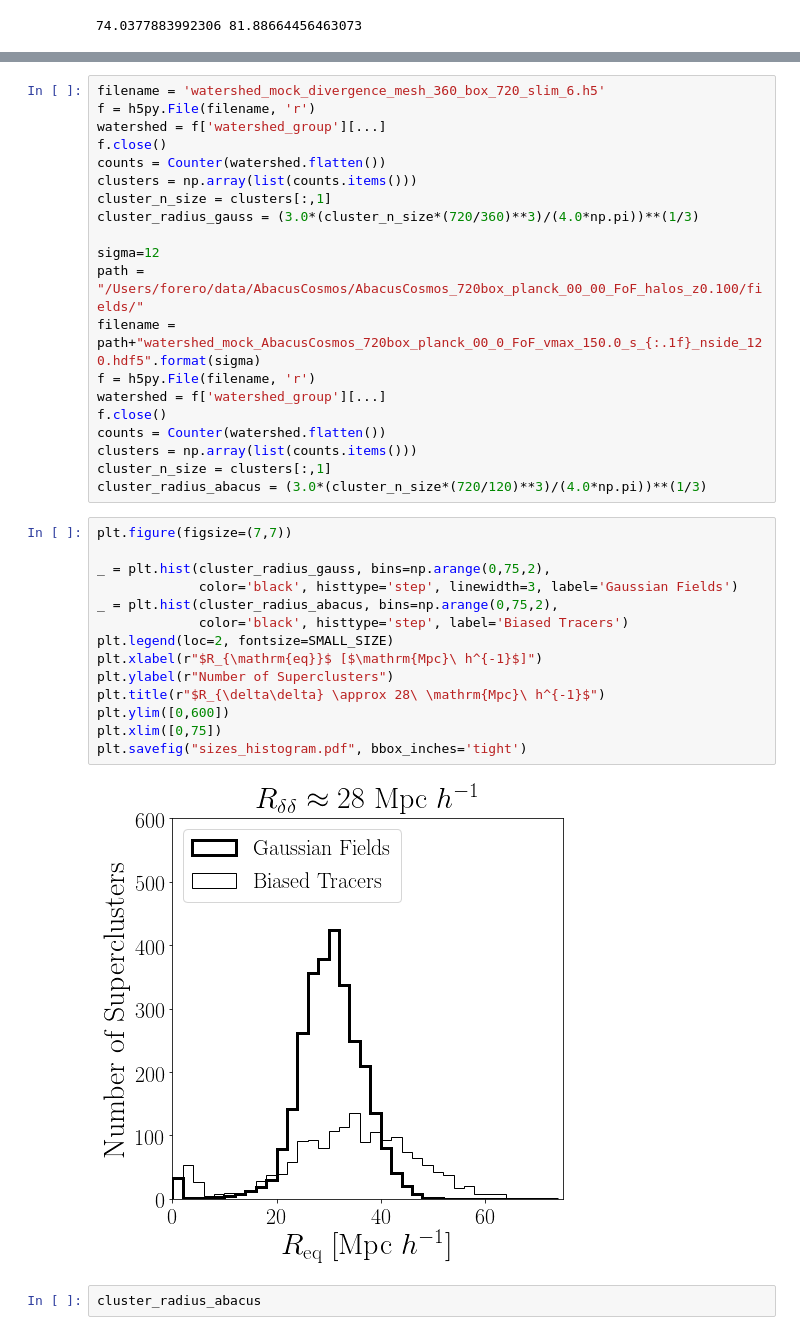
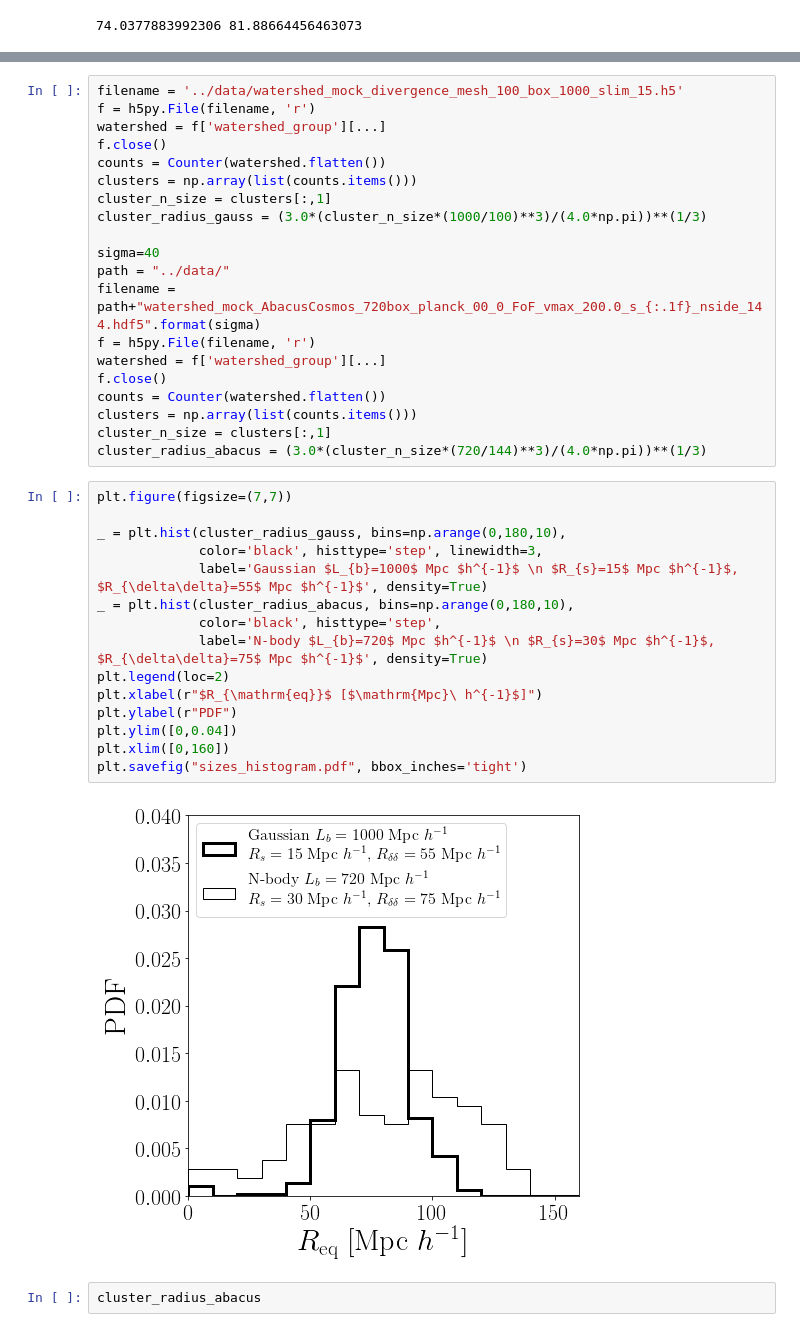
Before and after one commit to astroandes/WatershedDivergenceSuperclusters, a Jupyter notebook: nb/plot_watershed_counts.ipynb, the cells around one changed output, grey strips where cells are left out. Drawn from its saved outputs; the diff is of its cells as text.

Commit message:
plotting watershed

```diff
--- a/nb/plot_watershed_counts.ipynb
+++ b/nb/plot_watershed_counts.ipynb
@@ -148,39 +158,40 @@ plt.savefig("summary_scales.pdf", bbox_inches='tight')
 # %%
-filename = 'watershed_mock_divergence_mesh_360_box_720_slim_6.h5'
+filename = '../data/watershed_mock_divergence_mesh_100_box_1000_slim_15.h5'
 f = h5py.File(filename, 'r')
 watershed = f['watershed_group'][...]
 f.close()
 counts = Counter(watershed.flatten())
 clusters = np.array(list(counts.items()))
 cluster_n_size = clusters[:,1]
-cluster_radius_gauss = (3.0*(cluster_n_size*(720/360)**3)/(4.0*np.pi))**(1/3)
+cluster_radius_gauss = (3.0*(cluster_n_size*(1000/100)**3)/(4.0*np.pi))**(1/3)
 
-sigma=12
-path = "/Users/forero/data/AbacusCosmos/AbacusCosmos_720box_planck_00_00_FoF_halos_z0.100/fields/"
-filename = path+"watershed_mock_AbacusCosmos_720box_planck_00_0_FoF_vmax_150.0_s_{:.1f}_nside_120.hdf5".format(sigma)
+sigma=40
+path = "../data/"
+filename = path+"watershed_mock_AbacusCosmos_720box_planck_00_0_FoF_vmax_200.0_s_{:.1f}_nside_144.hdf5".format(sigma)
 f = h5py.File(filename, 'r')
 watershed = f['watershed_group'][...]
 f.close()
 counts = Counter(watershed.flatten())
 clusters = np.array(list(counts.items()))
 cluster_n_size = clusters[:,1]
-cluster_radius_abacus = (3.0*(cluster_n_size*(720/120)**3)/(4.0*np.pi))**(1/3)
+cluster_radius_abacus = (3.0*(cluster_n_size*(720/144)**3)/(4.0*np.pi))**(1/3)
 # %%
 plt.figure(figsize=(7,7))
 
-_ = plt.hist(cluster_radius_gauss, bins=np.arange(0,75,2),
-             color='black', histtype='step', linewidth=3, label='Gaussian Fields')
-_ = plt.hist(cluster_radius_abacus, bins=np.arange(0,75,2),
-             color='black', histtype='step', label='Biased Tracers')
-plt.legend(loc=2, fontsize=SMALL_SIZE)
+_ = plt.hist(cluster_radius_gauss, bins=np.arange(0,180,10),
+             color='black', histtype='step', linewidth=3,
+             label='Gaussian $L_{b}=1000$ Mpc $h^{-1}$ \n $R_{s}=15$ Mpc $h^{-1}$, $R_{\delta\delta}=55$ Mpc $h^{-1}$', density=True)
+_ = plt.hist(cluster_radius_abacus, bins=np.arange(0,180,10),
+             color='black', histtype='step',
+             label='N-body $L_{b}=720$ Mpc $h^{-1}$ \n $R_{s}=30$ Mpc $h^{-1}$, $R_{\delta\delta}=75$ Mpc $h^{-1}$', density=True)
+plt.legend(loc=2)
 plt.xlabel(r"$R_{\mathrm{eq}}$ [$\mathrm{Mpc}\ h^{-1}$]")
-plt.ylabel(r"Number of Superclusters")
-plt.title(r"$R_{\delta\delta} \approx 28\ \mathrm{Mpc}\ h^{-1}$")
-plt.ylim([0,600])
-plt.xlim([0,75])
+plt.ylabel(r"PDF")
+plt.ylim([0,0.04])
+plt.xlim([0,160])
 plt.savefig("sizes_histogram.pdf", bbox_inches='tight')
 # %% [output]
-[figure, old version]
+[figure, new version]
 # %%
 cluster_radius_abacus
 # %% [output]
```
Also changed, not shown: parts of 12 cells of this notebook.
